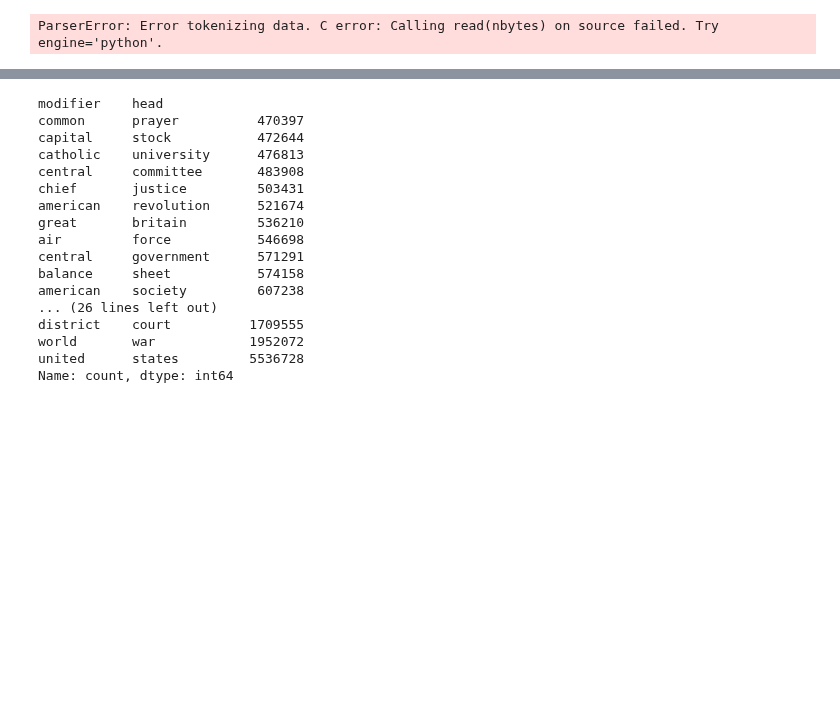
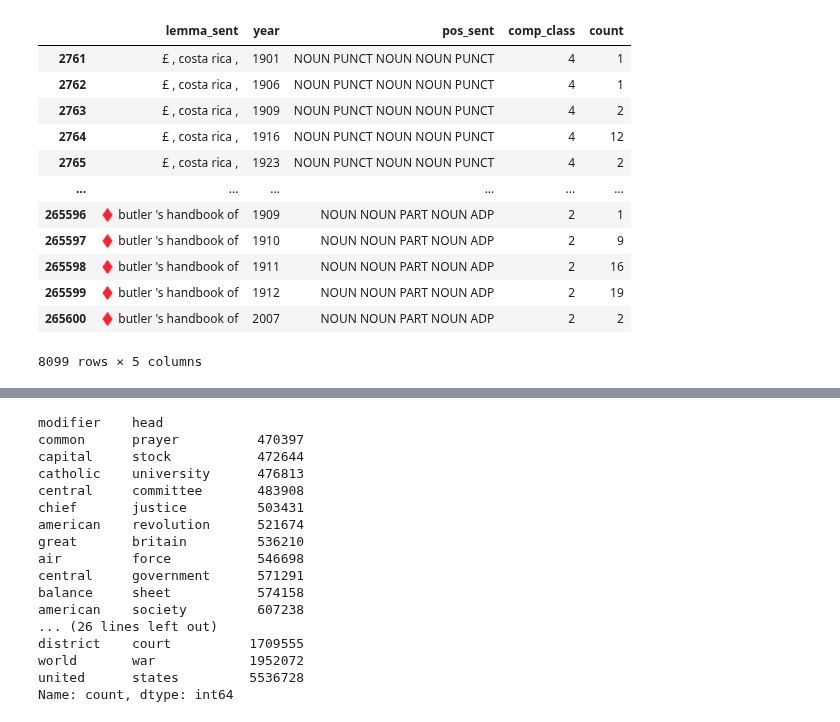
Before and after one commit to prajitdhar/Compounding, a Jupyter notebook: Trial.ipynb, the cells around one changed output, grey strips where cells are left out. Drawn from its saved outputs; the diff is of its cells as text; code cells hidden in the pictures; blank space fills up the shorter version.

Commit message:
added changes for GoogleV3

```diff
--- a/Trial.ipynb
+++ b/Trial.ipynb
@@ -14,5 +30,2 @@ df_list=[pd.read_csv(cur_dir+cur_file+'.txt',sep="\t",header=None) for cur_file
 # %%
-tt=pd.read_csv('/data/dharp/compounds/datasets/compounds.csv',sep='\t')
-tt
+df1=pd.read_pickle('/data/dharp/compounds/datasets/google/other1.pkl')
-# %% [output]
-ParserError: Error tokenizing data. C error: Calling read(nbytes) on source failed. Try engine='python'.
@@ -18,0 +34,16 @@ ParserError: Error tokenizing data. C error: Calling read(nbytes) on source fail
+# %%
+df1.loc[df1.comp_class!=0]
+# %% [output]
+|  | lemma_sent | year | pos_sent | comp_class | count |
+| 2761 | £ , costa rica , | 1901 | NOUN PUNCT NOUN NOUN PUNCT | 4 | 1 |
+| 2762 | £ , costa rica , | 1906 | NOUN PUNCT NOUN NOUN PUNCT | 4 | 1 |
+| 2763 | £ , costa rica , | 1909 | NOUN PUNCT NOUN NOUN PUNCT | 4 | 2 |
+| 2764 | £ , costa rica , | 1916 | NOUN PUNCT NOUN NOUN PUNCT | 4 | 12 |
+| 2765 | £ , costa rica , | 1923 | NOUN PUNCT NOUN NOUN PUNCT | 4 | 2 |
+| ... | ... | ... | ... | ... | ... |
+| 265596 | ♦ butler 's handbook of | 1909 | NOUN NOUN PART NOUN ADP | 2 | 1 |
+| 265597 | ♦ butler 's handbook of | 1910 | NOUN NOUN PART NOUN ADP | 2 | 9 |
+| 265598 | ♦ butler 's handbook of | 1911 | NOUN NOUN PART NOUN ADP | 2 | 16 |
+| 265599 | ♦ butler 's handbook of | 1912 | NOUN NOUN PART NOUN ADP | 2 | 19 |
+| 265600 | ♦ butler 's handbook of | 2007 | NOUN NOUN PART NOUN ADP | 2 | 2 |
+8099 rows × 5 columns
```
Also changed, not shown: parts of 13 cells of this notebook, 31 other files.
